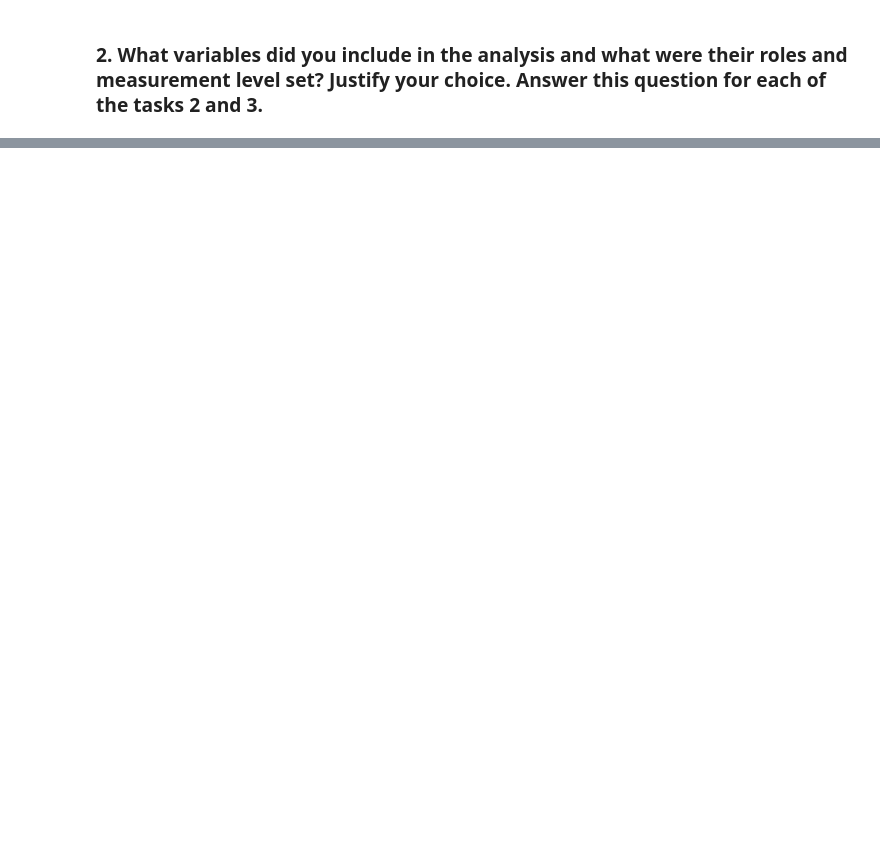
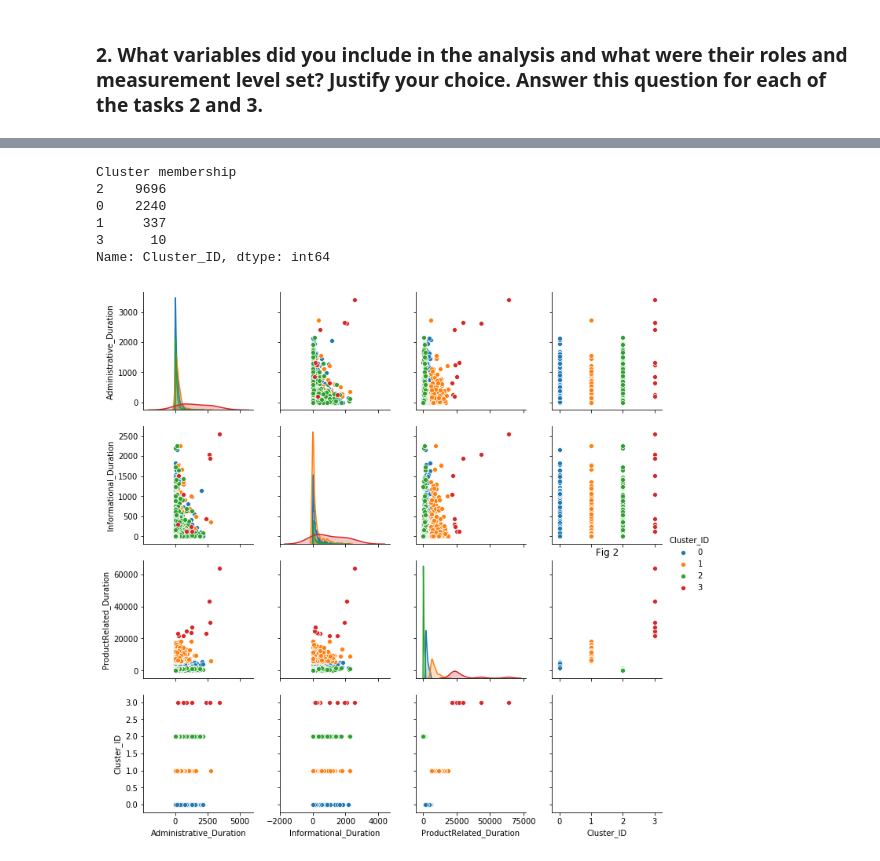
Before and after one commit to jiangdonghan/IFN645Assignment1, a Jupyter notebook: assignment2.ipynb, the cells around one changed output, grey strips where cells are left out. Cells and saved outputs as stored; diff of their text form; code cells hidden in the pictures; blank space fills up the shorter version.

```diff
--- a/assignment2.ipynb
+++ b/assignment2.ipynb
@@ -244,0 +342,22 @@ Outliners????
+# %%
+# make a model with optimal clusters
+model = KMeans(n_clusters=4, random_state=42, n_jobs=10).fit(X_time)
+y = model.predict(X_time) # Make a prediction
+df_time['Cluster_ID'] = y # Save it
+
+# how many records are in each cluster
+print("Cluster membership")
+print(df_time['Cluster_ID'].value_counts())
+
+# pairplot the cluster distribution.
+cluster_g = sns.pairplot(df_time, hue='Cluster_ID')
+plt.title('Fig 2')
+plt.show()
+# %% [output]
+Cluster membership
+2    9696
+0    2240
+1     337
+3      10
+Name: Cluster_ID, dtype: int64
+[figure, added]
```
Also changed, not shown: parts of 66 cells of this notebook.
